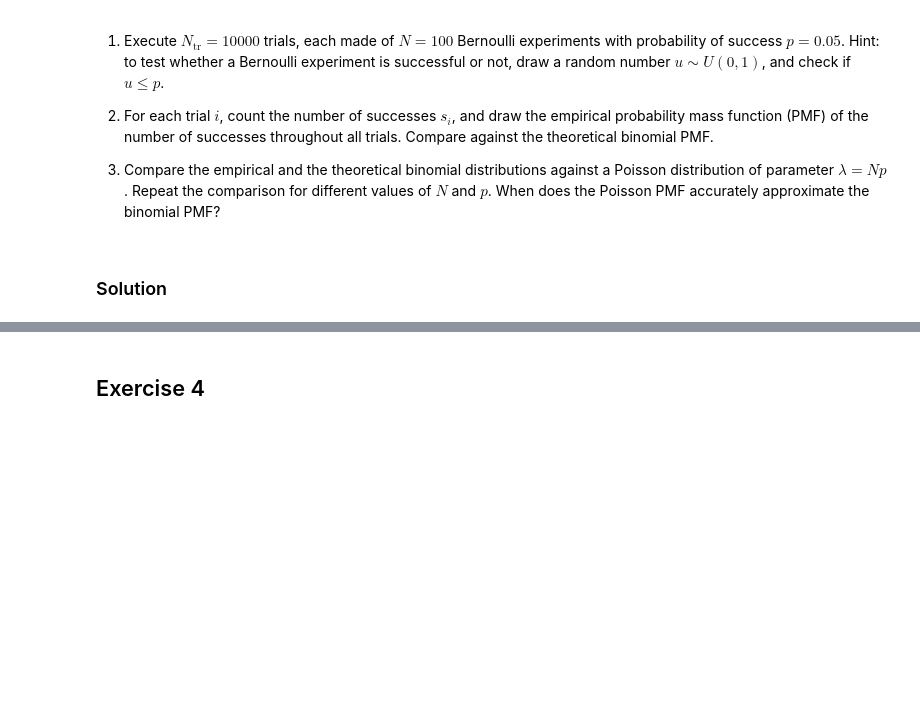
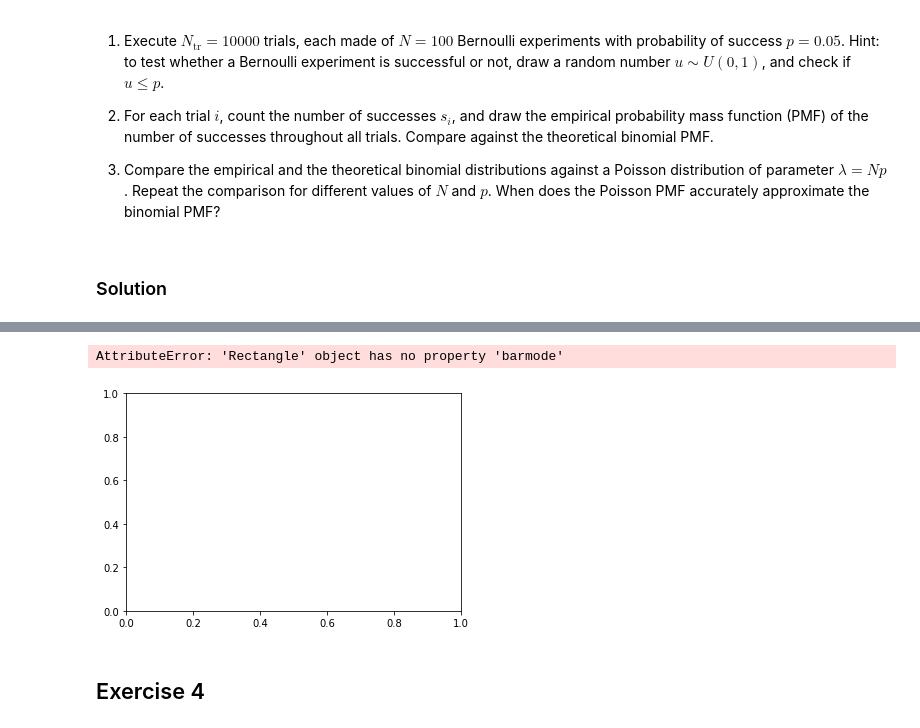
Before and after one commit to davidezanella/spe-assignments, a Jupyter notebook: Homework 2/delivery/report.ipynb, the cells around one changed output, grey strips where cells are left out. Saved outputs shown, nothing was run; the diff lists cells and outputs as text; code cells hidden in the pictures; blank space fills up the shorter version.

```diff
--- a/Homework 2/delivery/report.ipynb
+++ b/Homework 2/delivery/report.ipynb
@@ -421,3 +425,24 @@ plt.show()
+# %%
+#a = range(0,30)
+#b = range(4,13)
+#import numpy as np
+ind = np.arange(len(distr_succ.keys()))
+width = 0.65
+
+fig = plt.figure()
+ax = fig.add_subplot(111)
+ax.bar(list(distr_succ.keys()), distr_succ.values(), color='b', barmode='overlay')
+
+ax2 = ax.twinx()
+ax2.bar(list(theoretical_binomial.keys()), theoretical_binomial.values(), color='r')
+
+#ax.set_xticks(ind+width+(width/2))
+#ax.set_xticklabels(a)
+
+plt.tight_layout()
+# %% [output]
+AttributeError: 'Rectangle' object has no property 'barmode'
+[figure, added]
 # %%
 # they are used in situations that would be more properly represented by a Binomial distribution with a very large 𝑛 and small 𝑝, especially when the exact values of 𝑛 and 𝑝 are unknown.
 # %% [markdown]
```
Also changed, not shown: parts of 4 cells of this notebook.
